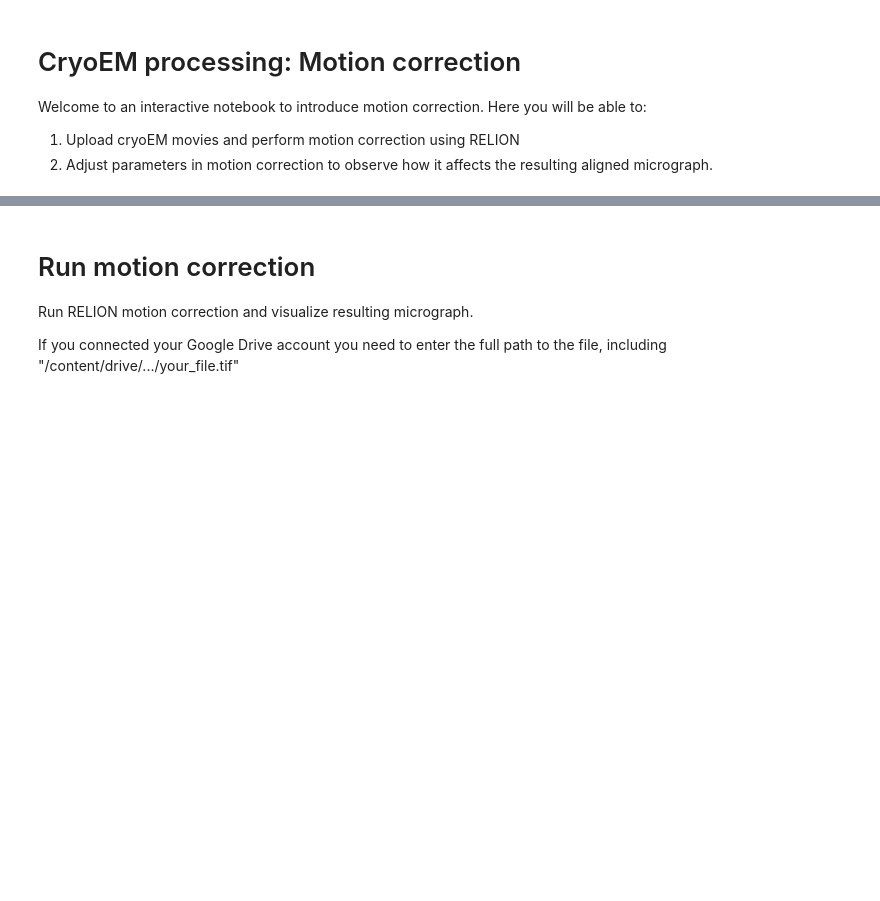
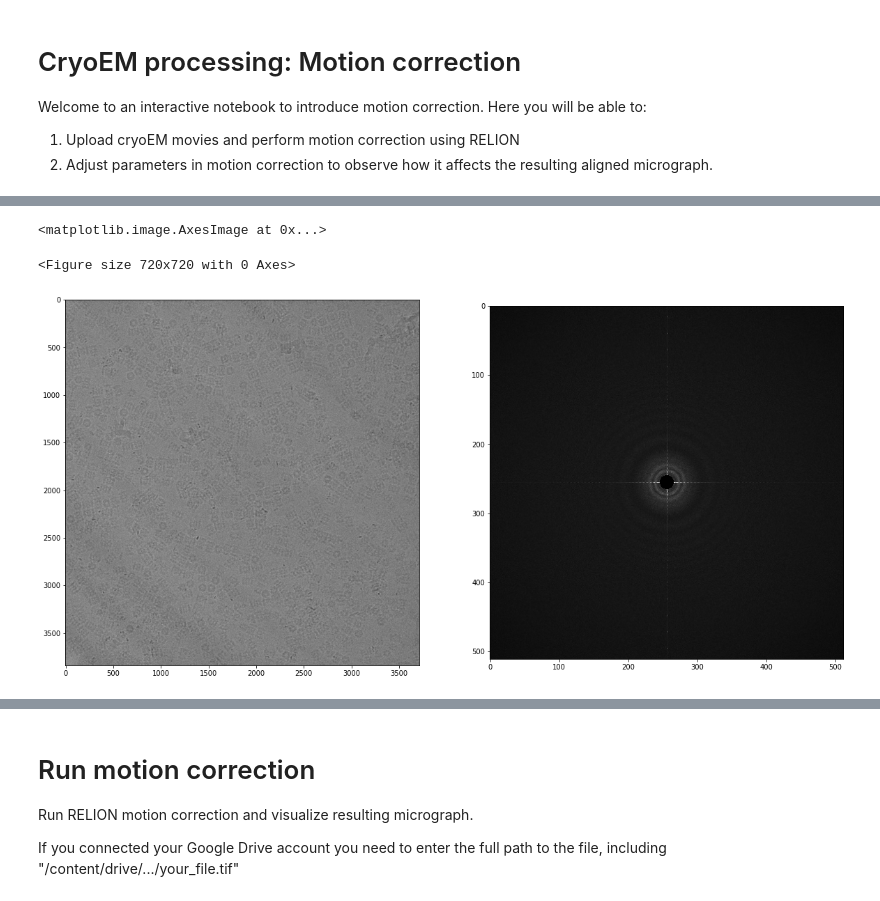
Before and after one commit to mcianfrocco/RELION-colab, a Jupyter notebook: RELION_motion_correction.ipynb, the cells around one changed output, grey strips where cells are left out. Drawn from its saved outputs; the diff is of its cells as text; code cells hidden in the pictures; blank space fills up the shorter version.

```diff
--- a/RELION_motion_correction.ipynb
+++ b/RELION_motion_correction.ipynb
@@ -54,0 +166,32 @@ print("\n ---> your filename is "+Filename)
+# %%
+#@title Average frames from movie
+Movie = '/content/drive/MyDrive/Cianfrocco Lab/Member_directories/Michael_Cianfrocco/Active_Projects/Colab/14sep05c_c_00003gr_00014sq_00006hl_00003es.frames_bin2.tif'  #@param {type: "string"}
+import numpy as np
+import matplotlib
+img = io.imread(Movie)
+sigma=3
+
+#Average frames
+avgmovie=np.mean(img,axis=0)
+
+#Flip across X axis for consistency of display purposes with RELION
+avgmovie=np.flip(avgmovie,0)
+
+#Get image statistics for display purposes.
+avgvalue=np.average(avgmovie)
+stdev=np.std(avgmovie)
+minval=avgvalue-(sigma*stdev)
+maxval=avgvalue+(sigma*stdev)
+
+#calculate power spectrum (squared amplitude of Fourier transform)
+pw=calcPower(avgmovie,1)
+
+#Plot output
+plt.figure()
+f, axarr = plt.subplots(1,2,figsize=(20,20))
+axarr[0].imshow(avgmovie,cmap='gray',vmin=minval,vmax=maxval)
+axarr[1].imshow(pw,cmap='gray')
+# %% [output]
+<matplotlib.image.AxesImage at 0x...>
+<Figure size 720x720 with 0 Axes>
+[figure, added]
```
Also changed, not shown: parts of 16 cells of this notebook.
